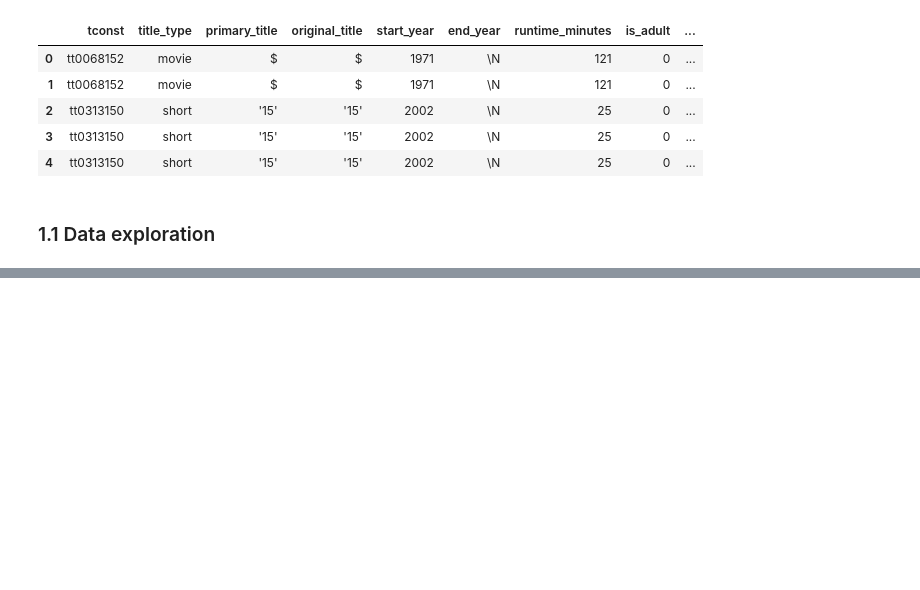
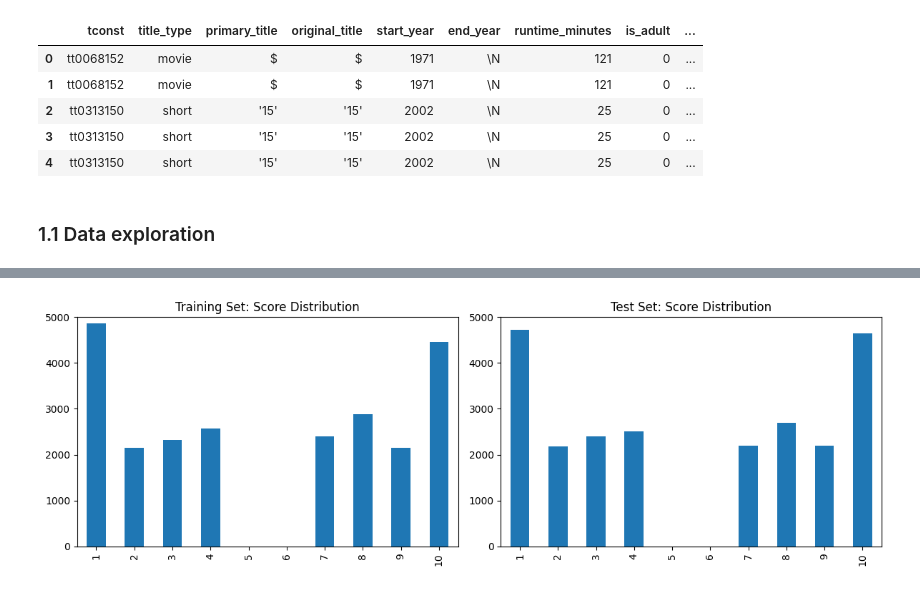
Before and after one commit to Vincent-Ambrose/Movies, a Jupyter notebook: movies.ipynb, the cells around one changed output, grey strips where cells are left out. Drawn from its saved outputs; the diff is of its cells as text; code cells hidden in the pictures; blank space fills up the shorter version.

```diff
--- a/movies.ipynb
+++ b/movies.ipynb
@@ -73,0 +128,20 @@ The dataset contains the following fields:
+# %%
+fig, axs = plt.subplots(1, 2, figsize=(12, 4))
+
+ax = axs[0]
+dft = df.query('ds_part == "train"')['rating'].value_counts().sort_index()
+dft = dft.reindex(index=np.arange(min(dft.index.min(), 1), max(dft.index.max(), 11))).fillna(0)
+dft.plot.bar(ax=ax)
+ax.set_ylim([0, 5000])
+ax.set_title('Training Set: Score Distribution')
+
+ax = axs[1]
+dft = df.query('ds_part == "test"')['rating'].value_counts().sort_index()
+dft = dft.reindex(index=np.arange(min(dft.index.min(), 1), max(dft.index.max(), 11))).fillna(0)
+dft.plot.bar(ax=ax)
+ax.set_ylim([0, 5000])
+ax.set_title('Test Set: Score Distribution')
+
+fig.tight_layout()
+# %% [output]
+[figure, added]
```
Also changed, not shown: parts of 16 cells of this notebook.
